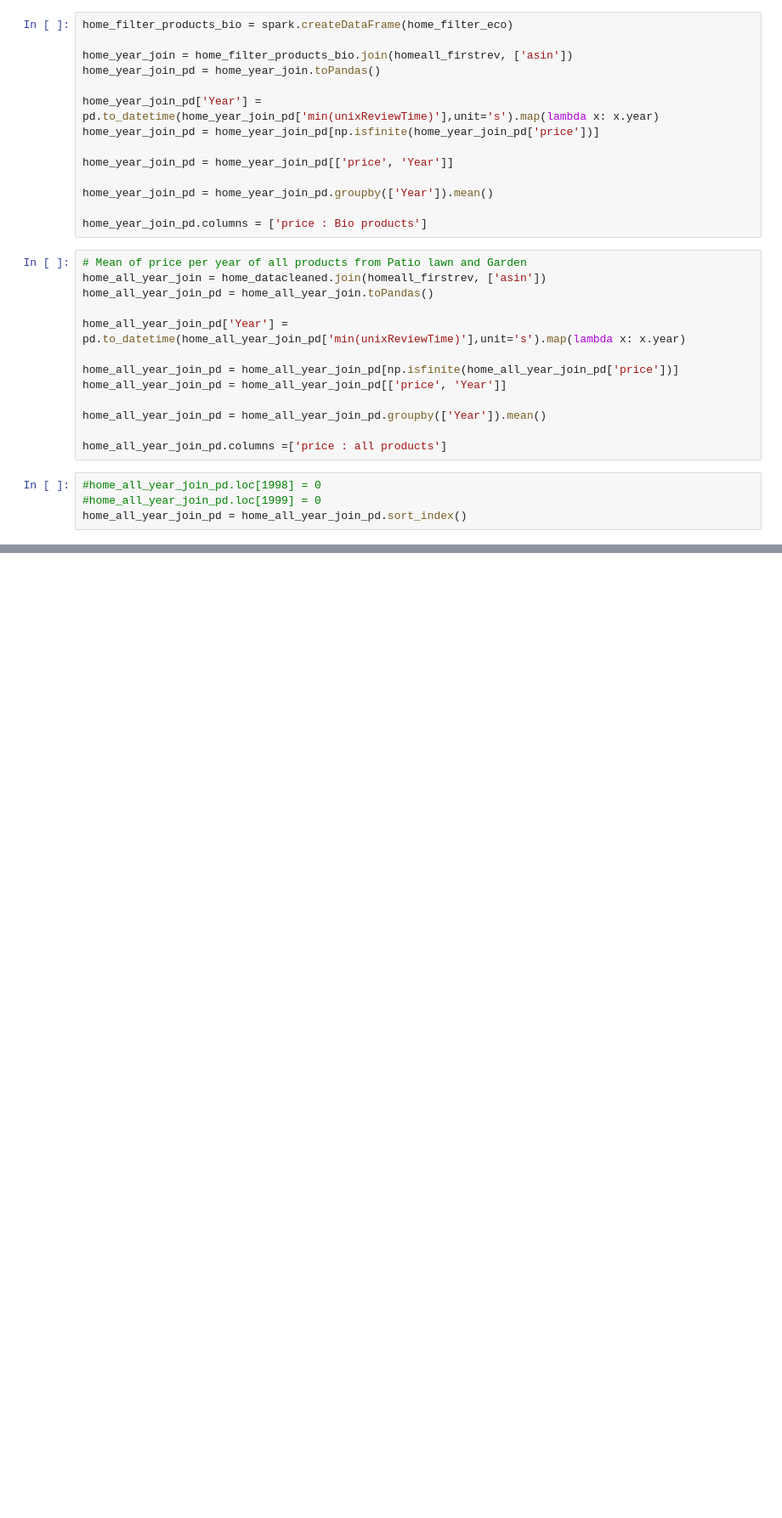
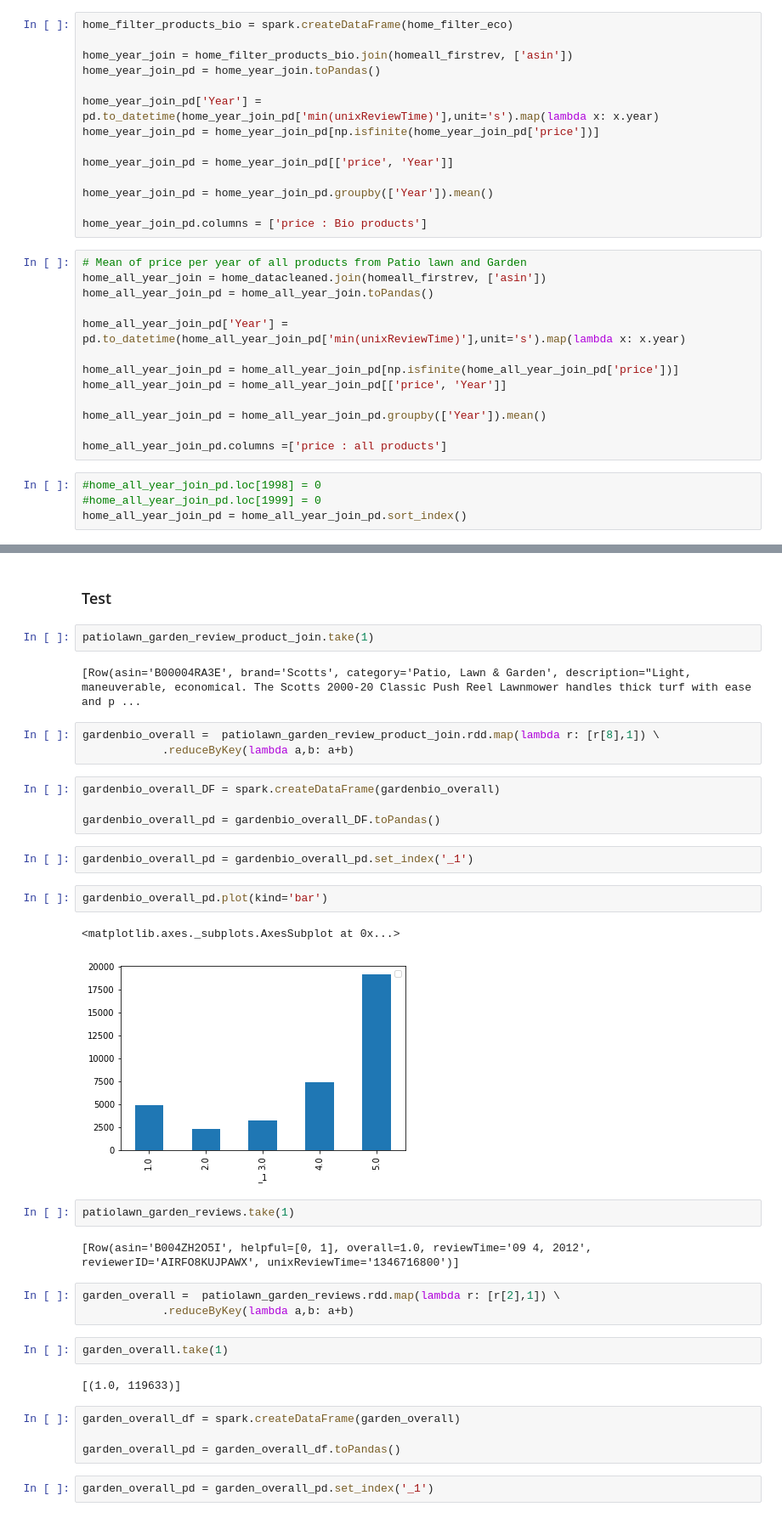
Before and after one commit to MaxencePPierre/ada-project, a Jupyter notebook: project_general.ipynb, the cells around one changed output, grey strips where cells are left out. Shown at 85% size. Drawn from its saved outputs; the diff is of its cells as text; blank space fills up the shorter version.

Commit message:
cleaned reviews + test overall note

```diff
--- a/project_general.ipynb
+++ b/project_general.ipynb
@@ -778,0 +781,37 @@ Text(0.5,1,'Home and Kitchen : Mean price of products per year $')
+# %% [markdown]
+### Test
+# %%
+patiolawn_garden_review_product_join.take(1)
+# %% [output]
+[Row(asin='B00004RA3E', brand='Scotts', category='Patio, Lawn & Garden', description="Light, maneuverable, economical. The Scotts 2000-20 Classic Push Reel Lawnmower handles thick turf with ease and p ...
+# %%
+gardenbio_overall =  patiolawn_garden_review_product_join.rdd.map(lambda r: [r[8],1]) \
+            .reduceByKey(lambda a,b: a+b)
+# %%
+gardenbio_overall_DF = spark.createDataFrame(gardenbio_overall)
+
+gardenbio_overall_pd = gardenbio_overall_DF.toPandas()
+# %%
+gardenbio_overall_pd = gardenbio_overall_pd.set_index('_1')
+# %%
+gardenbio_overall_pd.plot(kind='bar')
+# %% [output]
+<matplotlib.axes._subplots.AxesSubplot at 0x...>
+[figure, added]
+# %%
+patiolawn_garden_reviews.take(1)
+# %% [output]
+[Row(asin='B004ZH2O5I', helpful=[0, 1], overall=1.0, reviewTime='09 4, 2012', reviewerID='AIRFO8KUJPAWX', unixReviewTime='1346716800')]
+# %%
+garden_overall =  patiolawn_garden_reviews.rdd.map(lambda r: [r[2],1]) \
+            .reduceByKey(lambda a,b: a+b)
+# %%
+garden_overall.take(1)
+# %% [output]
+[(1.0, 119633)]
+# %%
+garden_overall_df = spark.createDataFrame(garden_overall)
+
+garden_overall_pd = garden_overall_df.toPandas()
+# %%
+garden_overall_pd = garden_overall_pd.set_index('_1')
```
Also changed, not shown: parts of 21 cells of this notebook, 1 other file.
